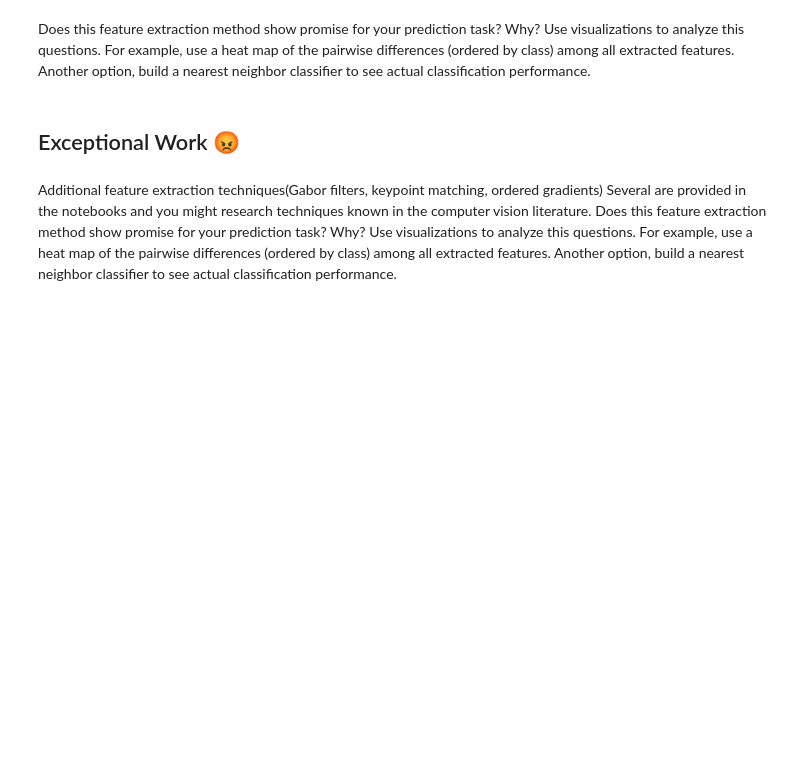
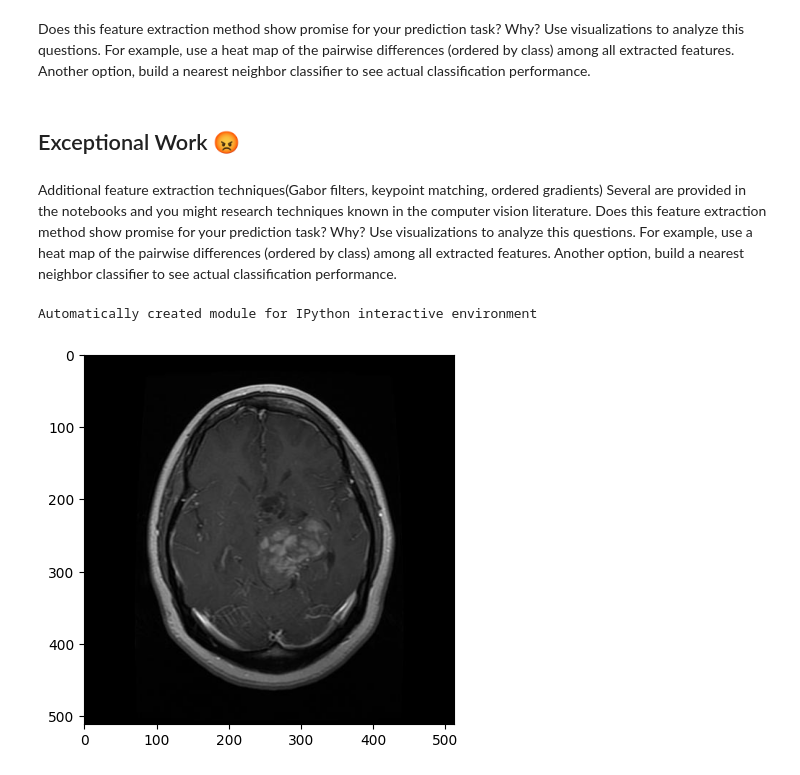
Before and after one commit to yaosam521/CS-7324-Proj-2, a Jupyter notebook: Proj-2.ipynb, the cells around one changed output. Cells and saved outputs as stored; diff of their text form; code cells hidden in the pictures; blank space fills up the shorter version.

```diff
--- a/Proj-2.ipynb
+++ b/Proj-2.ipynb
@@ -183,3 +183,45 @@ Use visualizations to analyze this questions. For example, use a heat map of the
 Additional feature extraction techniques(Gabor filters, keypoint matching, ordered gradients) Several are provided in the notebooks and you might research techniques known in the computer vision literature.
 Does this feature extraction method show promise for your prediction task? Why?
 Use visualizations to analyze this questions. For example, use a heat map of the pairwise differences (ordered by class) among all extracted features. Another option, build a nearest neighbor classifier to see actual classification performance.
+# %%
+from matplotlib import pyplot as plt
+#!/usr/bin/env python
+
+import numpy as np
+import cv2
+
+def build_filters():
+ filters = []
+ ksize = 31
+ for theta in np.arange(0, np.pi, np.pi / 16):
+     kern = cv2.getGaborKernel((ksize, ksize), 4.0, theta, 10.0, 0.5, 0, ktype=cv2.CV_32F)
+     kern /= 1.5*kern.sum()
+     filters.append(kern)
+ return filters
+
+def process(img, filters):
+ accum = np.zeros_like(img)
+ for kern in filters:
+     fimg = cv2.filter2D(img, cv2.CV_8UC3, kern)
+     np.maximum(accum, fimg, accum)
+ return accum
+
+if __name__ == '__main__':
+ import sys
+
+ print (__doc__)
+ img_fn = "./Training/glioma_tumor/gg (1).jpg"
+# img = Image.open("./Training/glioma_tumor/gg (1).jpg")
+
+ img = cv2.imread(img_fn)
+ if img is None:
+     print ('Failed to load image file:', img_fn)
+     sys.exit(1)
+
+ filters = build_filters()
+
+ res1 = process(img, filters)
+ plt.imshow(img)
+# %% [output]
+Automatically created module for IPython interactive environment
+[figure, added]
```
Also changed, not shown: parts of 13 cells of this notebook.
